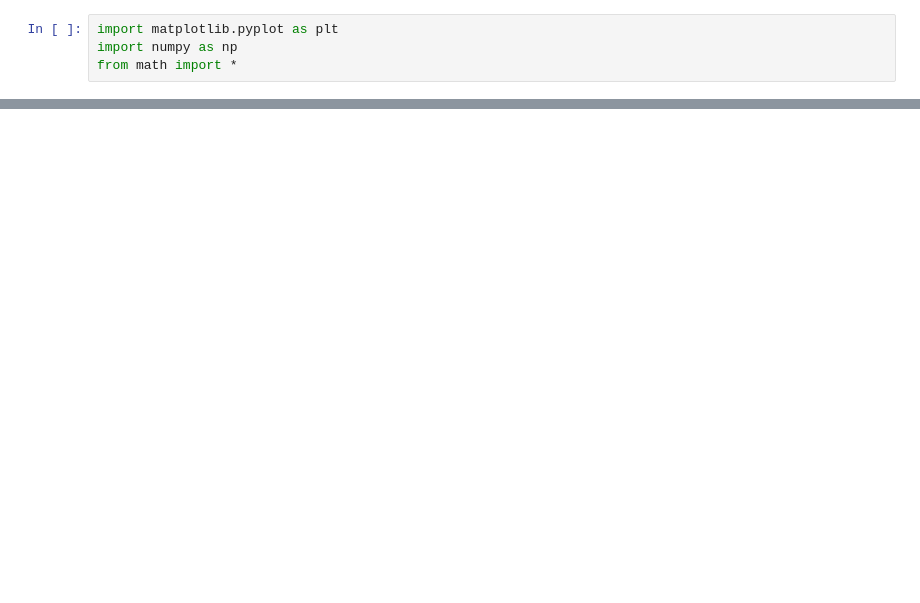
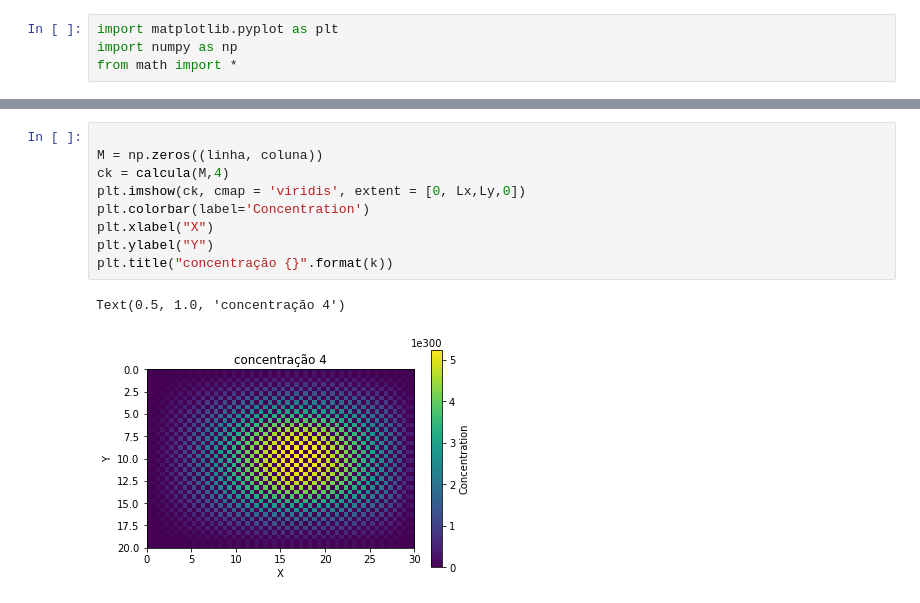
Before and after one commit to LaizFarias/Transcal-Aps2, a Jupyter notebook: aps2_transcal.ipynb, the cells around one changed output, grey strips where cells are left out. Saved outputs shown, nothing was run; the diff lists cells and outputs as text; blank space fills up the shorter version.

```diff
--- a/aps2_transcal.ipynb
+++ b/aps2_transcal.ipynb
@@ -73,0 +105,12 @@ Text(0.5, 1.0, 'concentração')
+# %%
+
+M = np.zeros((linha, coluna))
+ck = calcula(M,4)
+plt.imshow(ck, cmap = 'viridis', extent = [0, Lx,Ly,0])
+plt.colorbar(label='Concentration')
+plt.xlabel("X")
+plt.ylabel("Y")
+plt.title("concentração {}".format(k))
+# %% [output]
+Text(0.5, 1.0, 'concentração 4')
+[figure, added]
```
Also changed, not shown: parts of 6 cells of this notebook.
